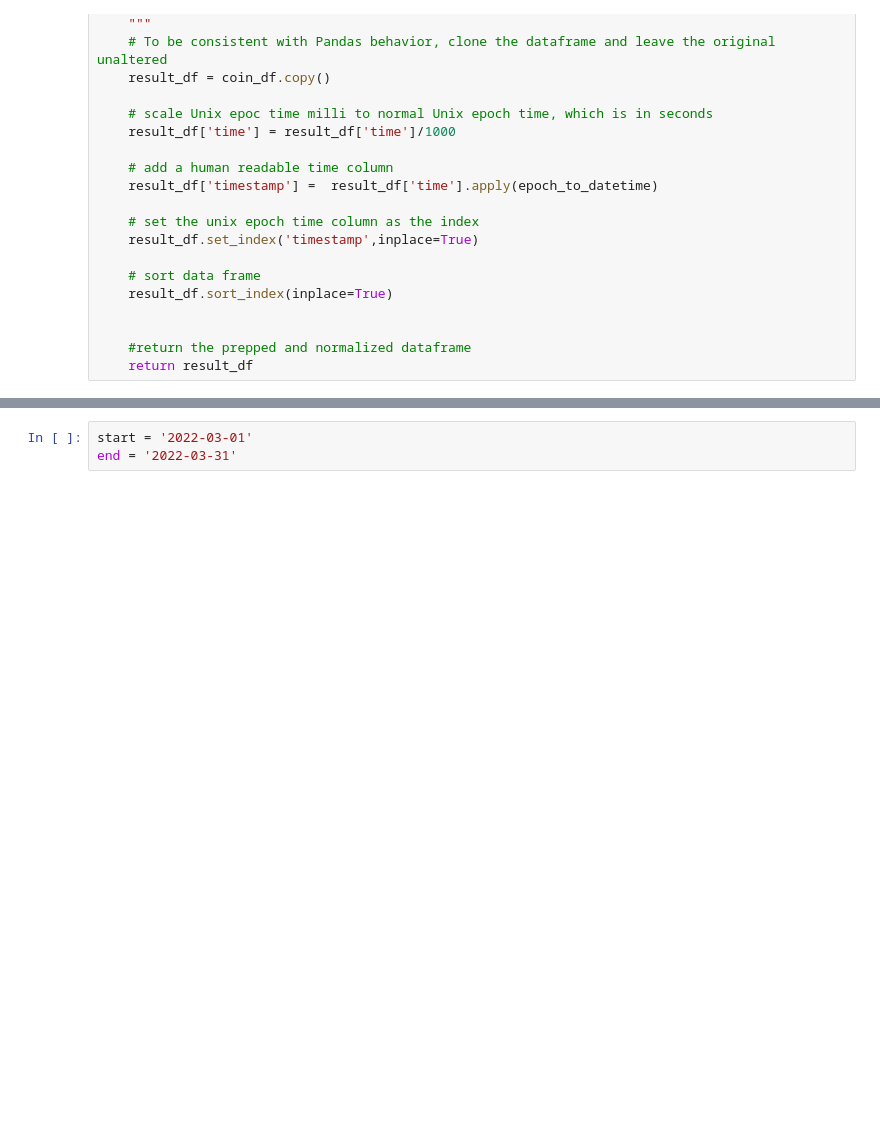
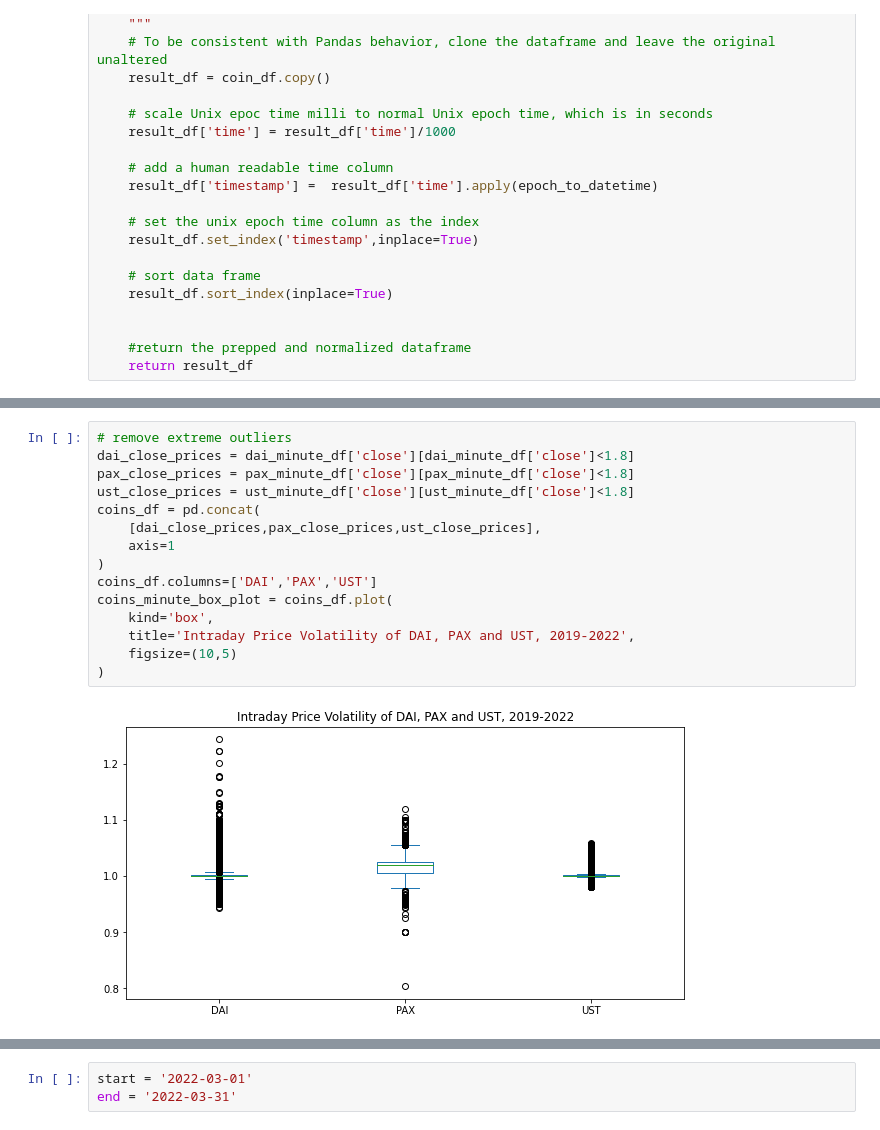
Before and after one commit to CAMPSMITH/StableOps, a Jupyter notebook: intraday.ipynb, the cells around one changed output, grey strips where cells are left out. Saved outputs shown, nothing was run; the diff lists cells and outputs as text; blank space fills up the shorter version.

```diff
--- a/intraday.ipynb
+++ b/intraday.ipynb
@@ -154 +288,18 @@ display(ust_minute_df.tail())
+# %%
+# remove extreme outliers
+dai_close_prices = dai_minute_df['close'][dai_minute_df['close']<1.8]
+pax_close_prices = pax_minute_df['close'][pax_minute_df['close']<1.8]
+ust_close_prices = ust_minute_df['close'][ust_minute_df['close']<1.8]
+coins_df = pd.concat(
+    [dai_close_prices,pax_close_prices,ust_close_prices],
+    axis=1
+)
+coins_df.columns=['DAI','PAX','UST']
+coins_minute_box_plot = coins_df.plot(
+    kind='box',
+    title='Intraday Price Volatility of DAI, PAX and UST, 2019-2022',
+    figsize=(10,5)
+)
+# %% [output]
+[figure, added]
 # %% [markdown]
```
Also changed, not shown: parts of 23 cells of this notebook.
